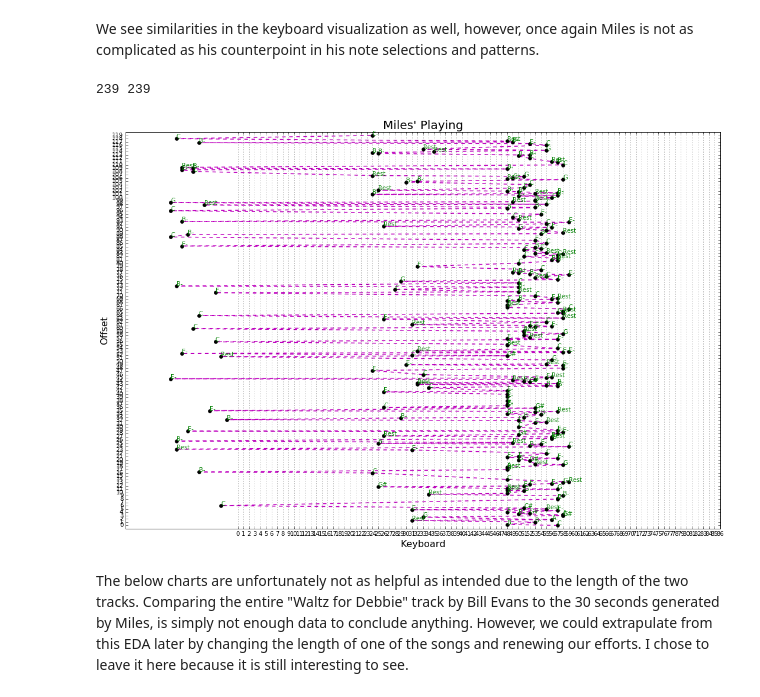
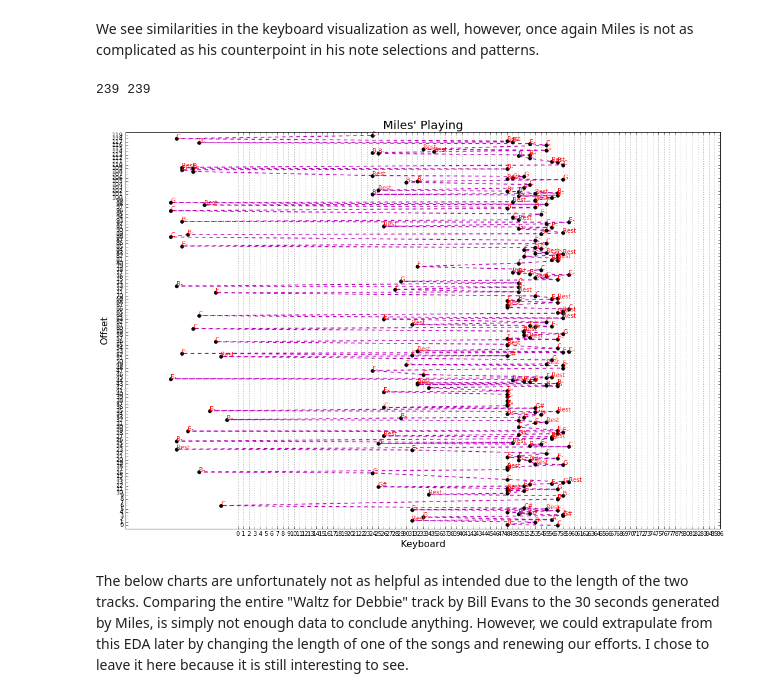
Before and after one commit to Mithers/Data_Science_Portfolio, a Jupyter notebook: Project Miles Ahead/Exploratory Data Analysis/EDA.ipynb, the cells around one changed output. Cells and saved outputs as stored; diff of their text form; code cells hidden in the pictures.

```diff
--- a/Project Miles Ahead/Exploratory Data Analysis/EDA.ipynb
+++ b/Project Miles Ahead/Exploratory Data Analysis/EDA.ipynb
@@ -180,7 +180,7 @@ def plotMIDI(data, quantizednotes):
     dn = debbie['Note']
     dx = quantizednotes
     print len(dx), len(dy)
-    plt.plot(dx, dy, 'm.--', linewidth=1.5)
+    plt.plot(dx, dy, 'm.--', linewidth=1)
     for x, y in zip(dx, dy):
         plt.plot(x, y, 'ko')
 
@@ -190,7 +190,7 @@ def plotMIDI(data, quantizednotes):
 
     # Annotate with note data
     for note, nx, ny in izip(dn, dx, dy):
-        plt.annotate(note, xy=(nx, ny), color='g')
+        plt.annotate(note, xy=(nx, ny), color='r')
 
     # Set xticks on top
     fig = plt.gcf()
@@ -394,35 +394,35 @@ def plotMIDI(data, quantizednotes):
         plt.plot(x, y, 'ko')
 
     # Plot the ticks
     plt.xticks(range(0, 87))
     plt.yticks(range(0, int(max(dy)+1)))
 
     # Annotate with note data
     for note, nx, ny in izip(dn, dx, dy):
-        plt.annotate(note, xy=(nx, ny), color='g')
+        plt.annotate(note, xy=(nx, ny), color='r')
 
     # Set xticks on top
     fig = plt.gcf()
     ax = plt.gca()
 
     # Set fig limits, size, and other display things
     max_xax = 18
     max_yax = 12
     # max_yax = len(data) / 10
     fig = plt.gcf()
     fig.set_size_inches(max_xax, max_yax)
     plt.ylim([-1, max(dy) + 1])
     plt.title('Miles\' Playing', fontsize=20, horizontalalignment='center')
     plt.ylabel('Offset', fontsize=16)
     plt.xlabel('Keyboard', fontsize=16)
     plt.grid()
     ax.yaxis.grid(False)
 quantizednotes = [quantify(i) for i in miles2['FullNote']]
 plotMIDI(miles2, quantizednotes)
 plt.show()
 # %% [output]
 239 239
-[figure, old version]
+[figure, new version]
 # %% [markdown]
 The below charts are unfortunately not as helpful as intended due to the length of the two tracks.  Comparing the entire "Waltz for Debbie" track by Bill Evans to the 30 seconds generated by Miles, is simply not enough data to conclude anything.  However, we could extrapulate from this EDA later by changing the length of one of the songs and renewing our efforts.  I chose to leave it here because it is still interesting to see.
 # %%
```
Also changed, not shown: parts of 6 cells of this notebook.
